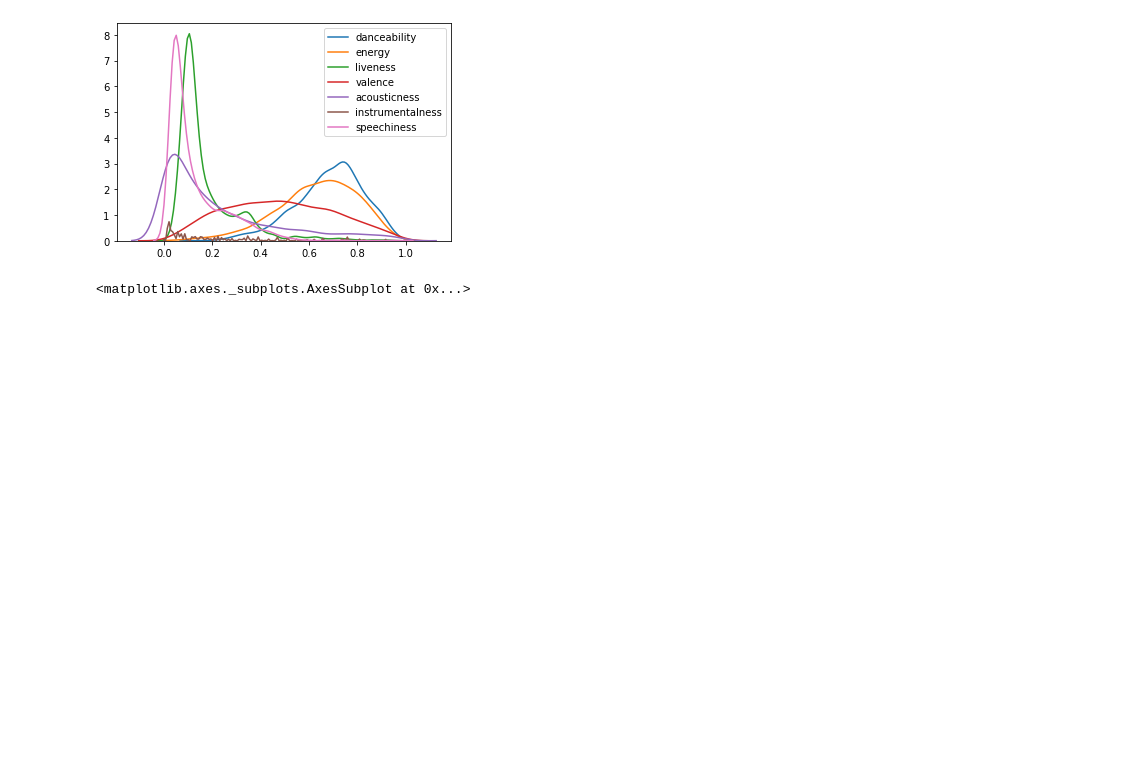
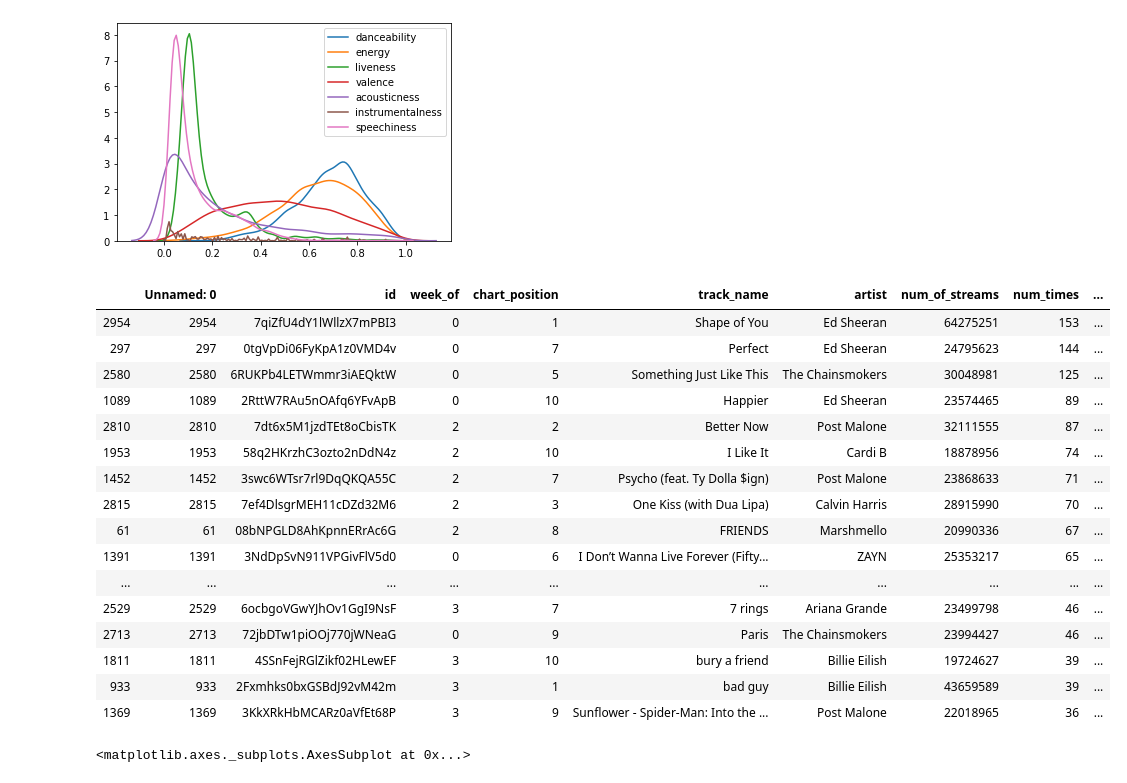
Before and after one commit to RobbieZifchak/spotify-project, a Jupyter notebook: spotify-project1.ipynb, the cells around one changed output. Saved outputs shown, nothing was run; the diff lists cells and outputs as text; code cells hidden in the pictures; blank space fills up the shorter version.

```diff
--- a/spotify-project1.ipynb
+++ b/spotify-project1.ipynb
@@ -1127,6 +1116,26 @@ sns.kdeplot(df_unique['speechiness'])
 [figure]
 # %%
 top_ten = df_unique[df_unique['chart_position']<=10]
+# %%
+top_ten.sort_values('num_times', ascending = False).head(20)
+# %% [output]
+|  | Unnamed: 0 | id | week_of | chart_position | track_name | artist | num_of_streams | num_times | ... |
+| 2954 | 2954 | 7qiZfU4dY1lWllzX7mPBI3 | 0 | 1 | Shape of You | Ed Sheeran | 64275251 | 153 | ... |
+| 297 | 297 | 0tgVpDi06FyKpA1z0VMD4v | 0 | 7 | Perfect | Ed Sheeran | 24795623 | 144 | ... |
+| 2580 | 2580 | 6RUKPb4LETWmmr3iAEQktW | 0 | 5 | Something Just Like This | The Chainsmokers | 30048981 | 125 | ... |
+| 1089 | 1089 | 2RttW7RAu5nOAfq6YFvApB | 0 | 10 | Happier | Ed Sheeran | 23574465 | 89 | ... |
+| 2810 | 2810 | 7dt6x5M1jzdTEt8oCbisTK | 2 | 2 | Better Now | Post Malone | 32111555 | 87 | ... |
+| 1953 | 1953 | 58q2HKrzhC3ozto2nDdN4z | 2 | 10 | I Like It | Cardi B | 18878956 | 74 | ... |
+| 1452 | 1452 | 3swc6WTsr7rl9DqQKQA55C | 2 | 7 | Psycho (feat. Ty Dolla $ign) | Post Malone | 23868633 | 71 | ... |
+| 2815 | 2815 | 7ef4DlsgrMEH11cDZd32M6 | 2 | 3 | One Kiss (with Dua Lipa) | Calvin Harris | 28915990 | 70 | ... |
+| 61 | 61 | 08bNPGLD8AhKpnnERrAc6G | 2 | 8 | FRIENDS | Marshmello | 20990336 | 67 | ... |
+| 1391 | 1391 | 3NdDpSvN911VPGivFlV5d0 | 0 | 6 | I Don’t Wanna Live Forever (Fifty... | ZAYN | 25353217 | 65 | ... |
+| ... | ... | ... | ... | ... | ... | ... | ... | ... | ... |
+| 2529 | 2529 | 6ocbgoVGwYJhOv1GgI9NsF | 3 | 7 | 7 rings | Ariana Grande | 23499798 | 46 | ... |
+| 2713 | 2713 | 72jbDTw1piOOj770jWNeaG | 0 | 9 | Paris | The Chainsmokers | 23994427 | 46 | ... |
+| 1811 | 1811 | 4SSnFejRGlZikf02HLewEF | 3 | 10 | bury a friend | Billie Eilish | 19724627 | 39 | ... |
+| 933 | 933 | 2Fxmhks0bxGSBdJ92vM42m | 3 | 1 | bad guy | Billie Eilish | 43659589 | 39 | ... |
+| 1369 | 1369 | 3KkXRkHbMCARz0aVfEt68P | 3 | 9 | Sunflower - Spider-Man: Into the ... | Post Malone | 22018965 | 36 | ... |
 # %%
 sns.kdeplot(top_ten['danceability'], label = 'top 10')
 sns.kdeplot(df_unique['danceability'], label = 'top 200')
```
Also changed, not shown: parts of 14 cells of this notebook.
